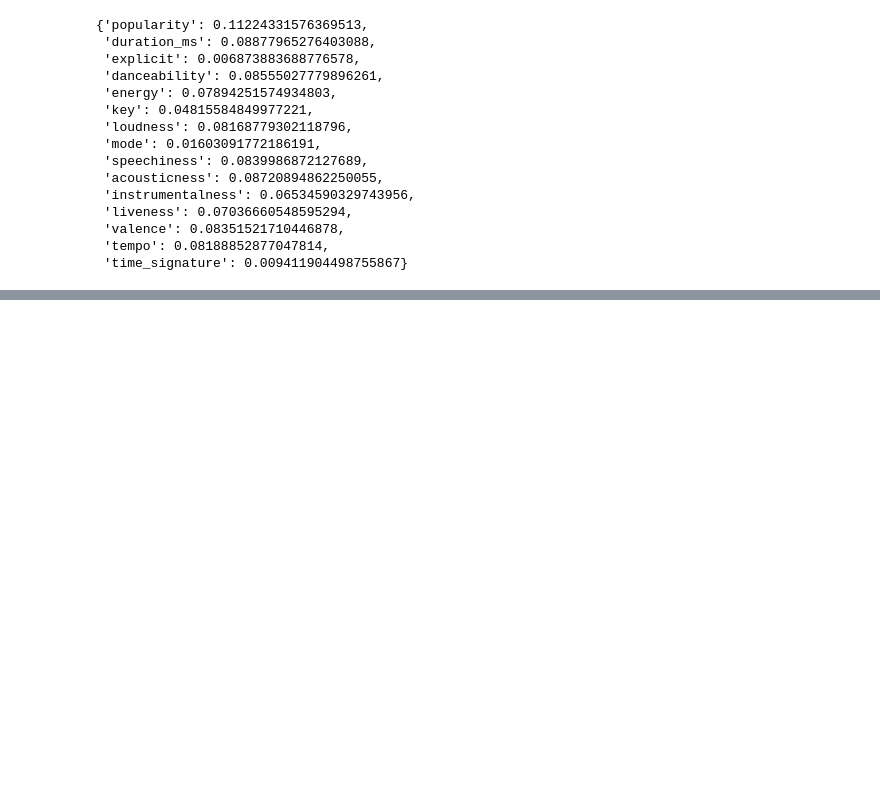
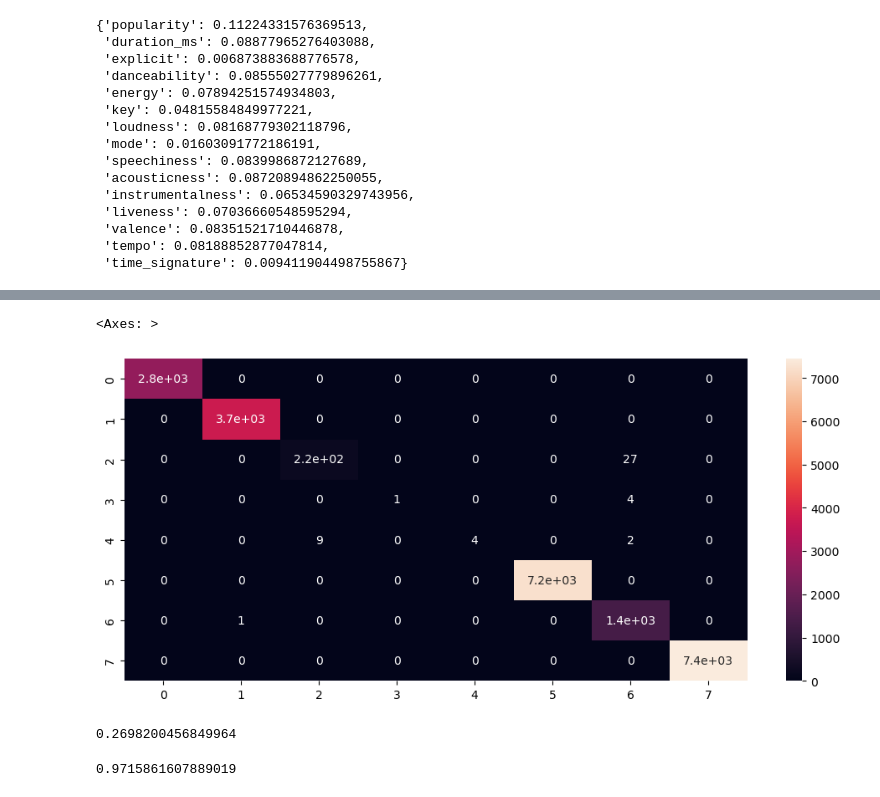
Before and after one commit to cjsyndergaard/project_486, a Jupyter notebook: project.ipynb, the cells around one changed output, grey strips where cells are left out. Cells and saved outputs as stored; diff of their text form; code cells hidden in the pictures; blank space fills up the shorter version.

```diff
--- a/project.ipynb
+++ b/project.ipynb
@@ -151,0 +237,2 @@ pd.DataFrame(c)
+# %%
+xtrain_clust, xtest_clust, ytrain_clust, ytest_clust = train_test_split(x, kmeans_per_k[6].labels_, random_state=307, test_size=.2)
@@ -151,0 +290,24 @@ pd.DataFrame(c)
+# %%
+plt.figure(figsize=(12, 5))
+sns.heatmap(c3, annot=True)
+# %% [output]
+<Axes: >
+[figure, added]
+# %%
+## NAIVE BAYES
+from sklearn.naive_bayes import GaussianNB
+nb = GaussianNB().fit(xtrain, ytrain)
+yhat_nb = nb.predict(xtest)
+cnb =  confusion_matrix(ytest_sup, yhat_nb, labels=['entertainment', 'latin', 'folk', 'electronic', 'foreign',
+       'easy_listening', 'pop', 'rock'])
+print(accuracy_score(ytest_sup, yhat_nb))
+# %% [output]
+0.2698200456849964
+# %%
+## NAIVE BAYES
+nb = GaussianNB().fit(xtrain, ytrain_clust)
+yhat_nb_clust = nb.predict(xtest)
+cnb_clust =  confusion_matrix(ytest_sup, yhat_nb)
+print(accuracy_score(ytest_clust, yhat_nb_clust))
+# %% [output]
+0.9715861607889019
```
Also changed, not shown: parts of 49 cells of this notebook, 28 other files.
